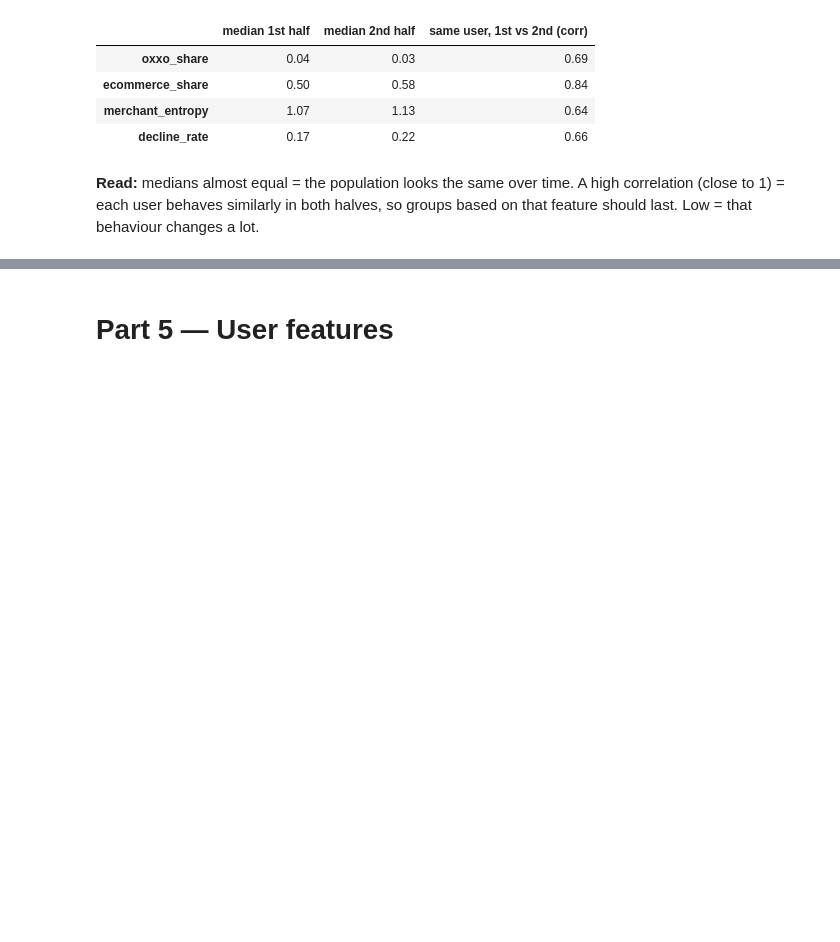
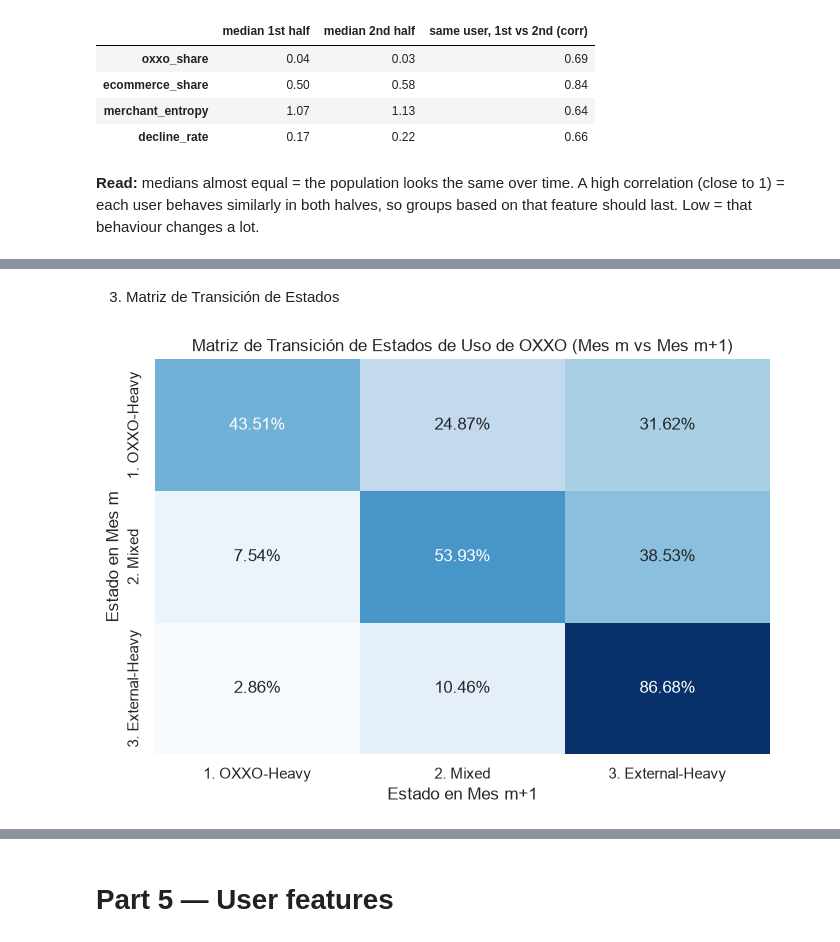
Before and after one commit to Krdz14/EDAgroup5, a Jupyter notebook: Evidence_2.ipynb, the cells around one changed output, grey strips where cells are left out. Drawn from its saved outputs; the diff is of its cells as text; code cells hidden in the pictures; blank space fills up the shorter version.

```diff
--- a/Evidence_2.ipynb
+++ b/Evidence_2.ipynb
@@ -610,0 +387,30 @@ out
+# %% [markdown]
+3. Matriz de Transición de Estados
+# %%
+def assign_state(ratio):
+    if pd.isna(ratio): return np.nan
+    if ratio >= 0.50: return '1. OXXO-Heavy'
+    if ratio > 0.05: return '2. Mixed'
+    return '3. External-Heavy'
+
+df['state_m'] = df['oxxo_tx_ratio_m'].apply(assign_state)
+
+# Transición hacia el siguiente mes agrupado por usuario
+df['state_next_m'] = df.groupby('userId')['state_m'].shift(-1)
+
+# Matriz de transición en porcentaje
+transition_matrix = pd.crosstab(
+    df['state_m'],
+    df['state_next_m'],
+    normalize='index'
+)
+
+plt.figure(figsize=(7, 5))
+sns.heatmap(transition_matrix, annot=True, fmt='.2%', cmap='Blues', cbar=False)
+plt.title('Matriz de Transición de Estados de Uso de OXXO (Mes m vs Mes m+1)')
+plt.xlabel('Estado en Mes m+1')
+plt.ylabel('Estado en Mes m')
+plt.tight_layout()
+plt.show()
+# %% [output]
+[figure, added]
```
Also changed, not shown: parts of 16 cells of this notebook, 1 other file.
